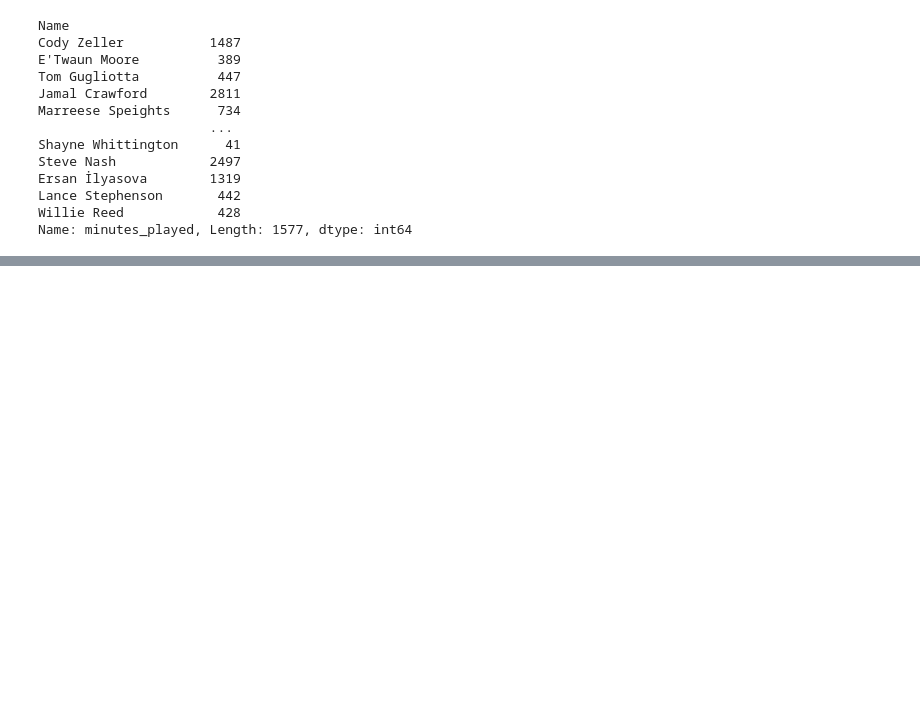
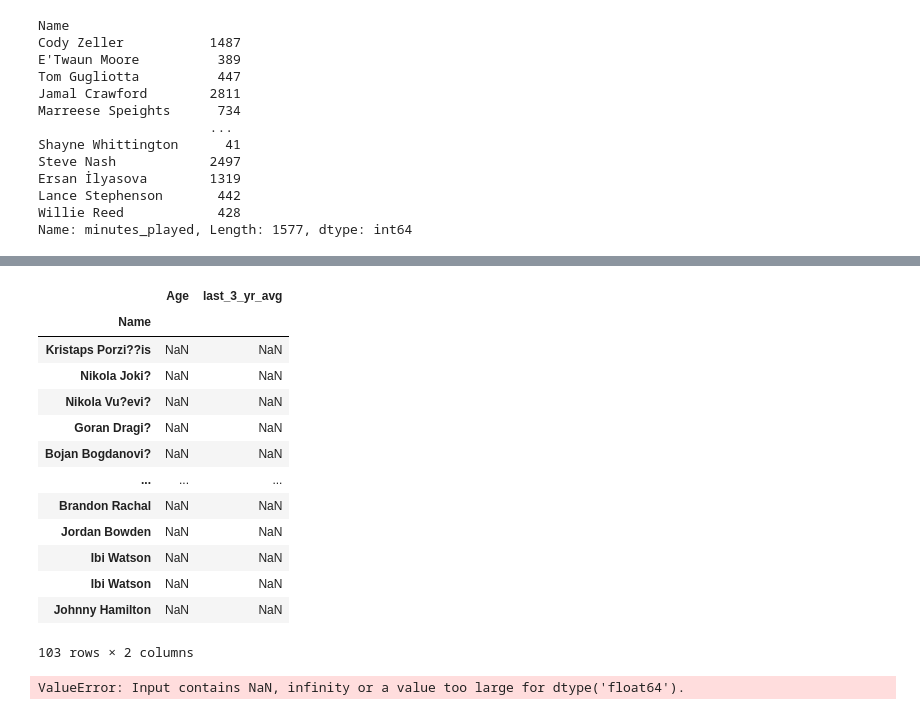
Before and after one commit to CaseySteele24/NBA, a Jupyter notebook: Minute Projections/2021-22_player_min_projections.ipynb, the cells around one changed output, grey strips where cells are left out. Saved outputs shown, nothing was run; the diff lists cells and outputs as text; code cells hidden in the pictures; blank space fills up the shorter version.

```diff
--- a/Minute Projections/2021-22_player_min_projections.ipynb
+++ b/Minute Projections/2021-22_player_min_projections.ipynb
@@ -456,0 +473,9 @@ Name: minutes_played, Length: 1577, dtype: int64
+# %%
+print(player_contracts.shape)
+
+# filter to players who have a salary this year
+player_contracts = player_contracts[player_contracts['salary_2021_22'].notnull()]
+print(player_contracts.shape)
+player_contracts.drop('salary_2021_22', inplace=True, axis=1)
+
+player_contracts.head()
@@ -456,0 +501,8 @@ Name: minutes_played, Length: 1577, dtype: int64
+# %%
+# need to add in the predictors from the minutes_df
+# only keep the most recent record by player in that df
+predictors = minutes_df.sort_values(['Name', 'Season']).groupby('Name').tail(1)
+
+keeper_fields = ['Age', 'last_3_yr_avg']
+predictors = predictors[keeper_fields]
+predictors.head()
@@ -456,0 +517,4 @@ Name: minutes_played, Length: 1577, dtype: int64
+# %%
+# add in the predictors
+players = player_contracts.merge(right=predictors, left_on='Name', right_index=True, how='left')
+players.head()
@@ -456,0 +528,24 @@ Name: minutes_played, Length: 1577, dtype: int64
+# %%
+players.set_index('Name', inplace=True)
+# %%
+players[players['Age'].isna()]
+# %% [output]
+|  | Age | last_3_yr_avg |
+| Name |  |  |
+| Kristaps Porzi??is | NaN | NaN |
+| Nikola Joki? | NaN | NaN |
+| Nikola Vu?evi? | NaN | NaN |
+| Goran Dragi? | NaN | NaN |
+| Bojan Bogdanovi? | NaN | NaN |
+| ... | ... | ... |
+| Brandon Rachal | NaN | NaN |
+| Jordan Bowden | NaN | NaN |
+| Ibi Watson | NaN | NaN |
+| Ibi Watson | NaN | NaN |
+| Johnny Hamilton | NaN | NaN |
+103 rows × 2 columns
+# %%
+# predict on this dataframe
+players['predicted_minutes'] = model.predict(players)
+# %% [output]
+ValueError: Input contains NaN, infinity or a value too large for dtype('float64').
```
Also changed, not shown: parts of 8 cells of this notebook, 1 other file.
